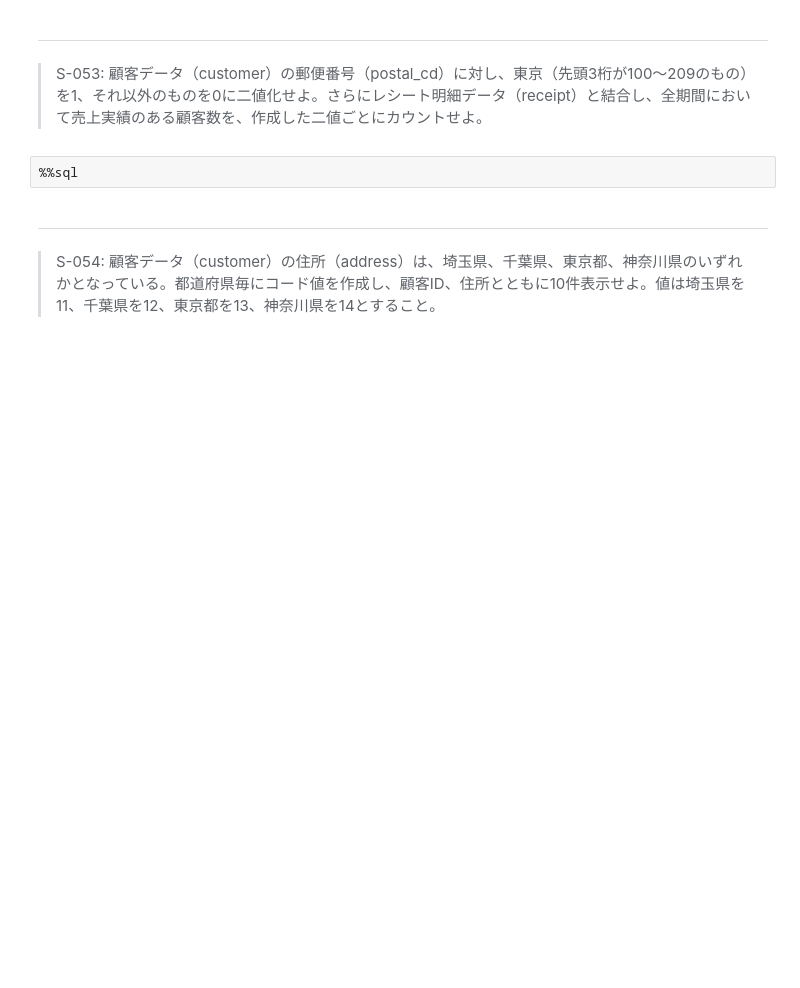
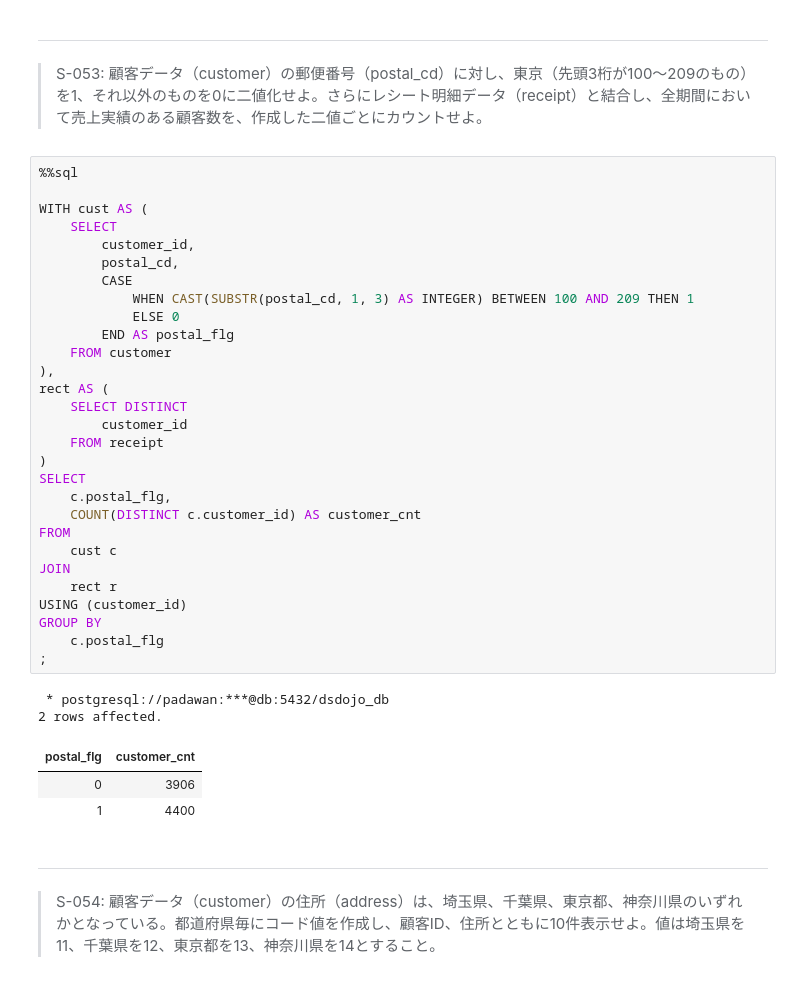
Before and after one commit to KJR020/100knocks-preprocess, a Jupyter notebook: docker/work/preprocess_knock_SQL.ipynb, the cells around one changed output. Drawn from its saved outputs; the diff is of its cells as text; blank space fills up the shorter version.

```diff
--- a/docker/work/preprocess_knock_SQL.ipynb
+++ b/docker/work/preprocess_knock_SQL.ipynb
@@ -1595,8 +1595,41 @@ LIMIT 10
 # %% [markdown]
 ---
 > S-053: 顧客データ（customer）の郵便番号（postal_cd）に対し、東京（先頭3桁が100〜209のもの）を1、それ以外のものを0に二値化せよ。さらにレシート明細データ（receipt）と結合し、全期間において売上実績のある顧客数を、作成した二値ごとにカウントせよ。
-# %%
-%%sql
+# %%
+%%sql
+
+WITH cust AS (
+    SELECT
+        customer_id,
+        postal_cd,
+        CASE
+            WHEN CAST(SUBSTR(postal_cd, 1, 3) AS INTEGER) BETWEEN 100 AND 209 THEN 1
+            ELSE 0
+        END AS postal_flg
+    FROM customer
+),
+rect AS (
+    SELECT DISTINCT
+        customer_id
+    FROM receipt
+)
+SELECT
+    c.postal_flg,
+    COUNT(DISTINCT c.customer_id) AS customer_cnt
+FROM
+    cust c
+JOIN
+    rect r
+USING (customer_id)
+GROUP BY
+    c.postal_flg
+;
+# %% [output]
+ * postgresql://padawan:***@db:5432/dsdojo_db
+2 rows affected.
+| postal_flg | customer_cnt |
+| 0 | 3906 |
+| 1 | 4400 |
 # %% [markdown]
 ---
 > S-054: 顧客データ（customer）の住所（address）は、埼玉県、千葉県、東京都、神奈川県のいずれかとなっている。都道府県毎にコード値を作成し、顧客ID、住所とともに10件表示せよ。値は埼玉県を11、千葉県を12、東京都を13、神奈川県を14とすること。
```
